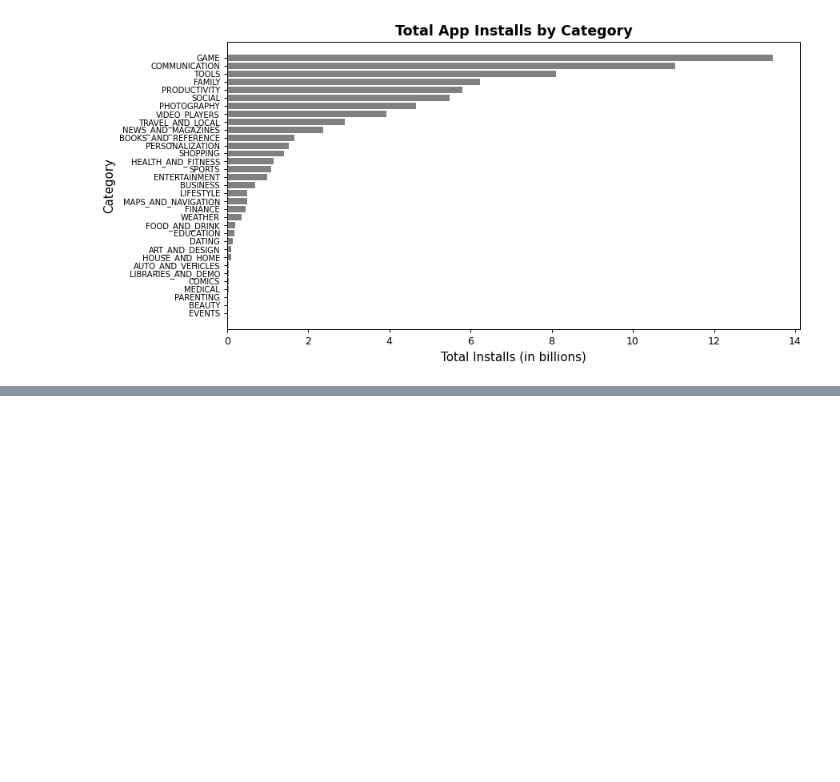
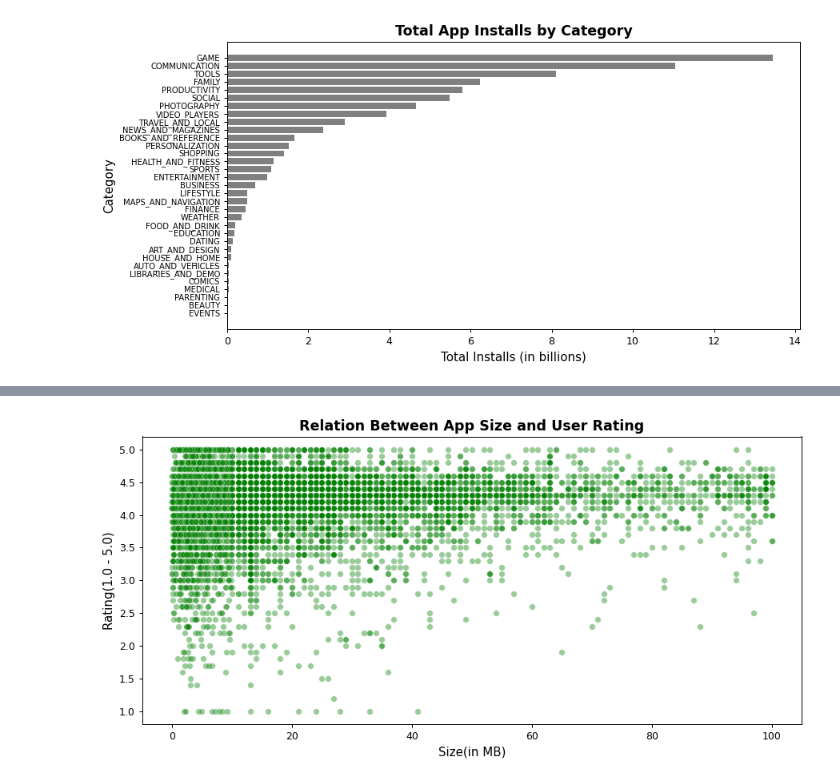
Before and after one commit to RajKumar0710/google-play-store-data-eda, a Jupyter notebook: Capstone.ipynb, the cells around one changed output, grey strips where cells are left out. Cells and saved outputs as stored; diff of their text form; code cells hidden in the pictures; blank space fills up the shorter version.

```diff
--- a/Capstone.ipynb
+++ b/Capstone.ipynb
@@ -788,0 +860,12 @@ plt.show()
+# %%
+plt.figure(figsize=(10,5))
+
+sns.scatterplot(play_store_df1, x='Size', y='Rating', alpha = 0.4, color ='green')
+plt.title('Relation Between App Size and User Rating', fontsize =14, fontweight='bold')
+plt.xlabel('Size(in MB)', fontsize = 12)
+plt.ylabel('Rating(1.0 - 5.0)', fontsize = 12)
+
+plt.tight_layout()
+plt.show()
+# %% [output]
+[figure, added]
```
Also changed, not shown: parts of 11 cells of this notebook.
